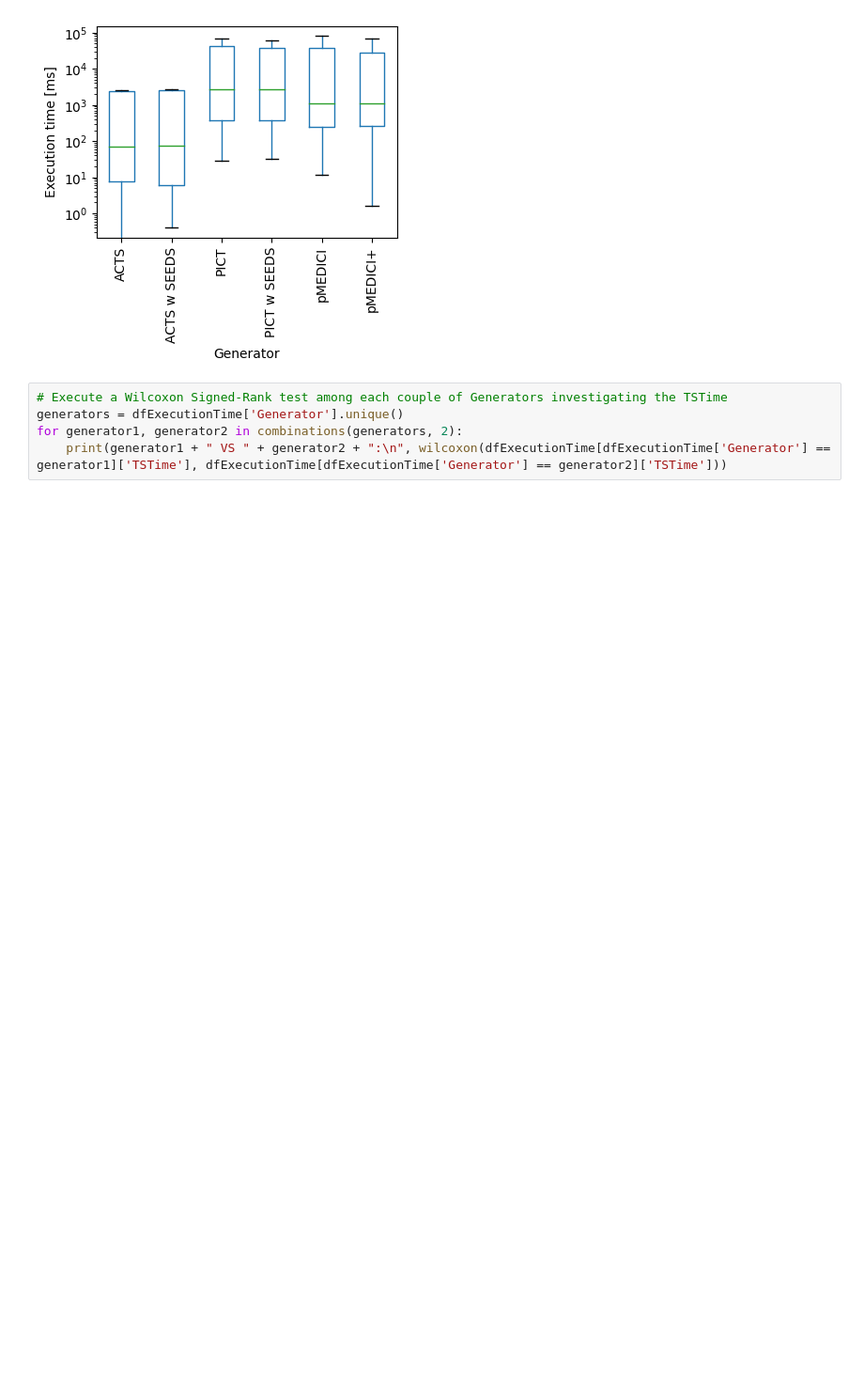
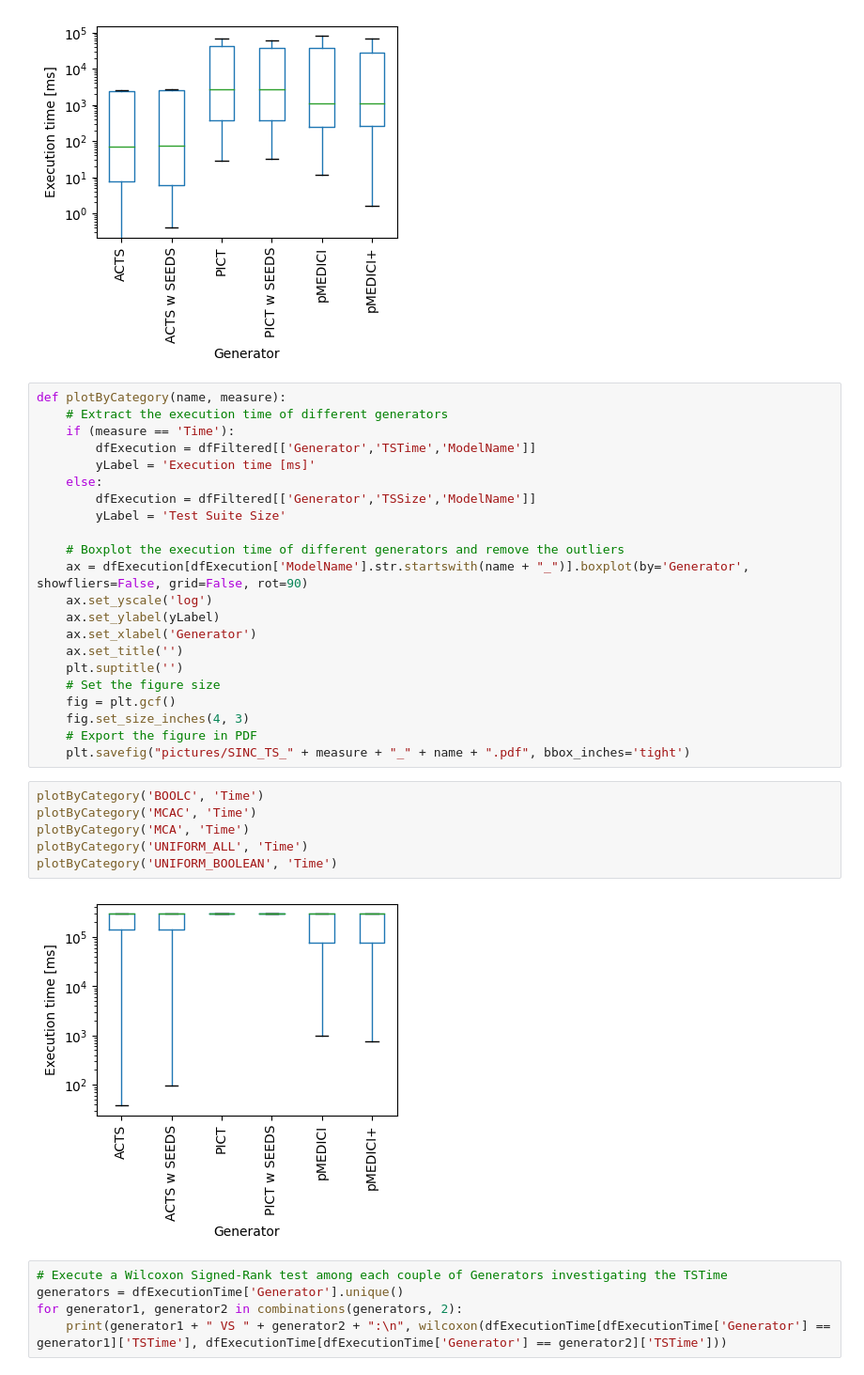
Before and after one commit to fmselab/ct-tools, a Jupyter notebook: IncrementalCitGeneration/experiments/AnalysisExperimentsSINC.ipynb, the cells around one changed output. Shown at 94% size. Saved outputs shown, nothing was run; the diff lists cells and outputs as text; blank space fills up the shorter version.

Commit message:
Update figures

```diff
--- a/IncrementalCitGeneration/experiments/AnalysisExperimentsSINC.ipynb
+++ b/IncrementalCitGeneration/experiments/AnalysisExperimentsSINC.ipynb
@@ -112,6 +112,36 @@ fig.set_size_inches(4, 3)
 plt.savefig("pictures/SINC_TS_Time.pdf", bbox_inches='tight')
 # %% [output]
 [figure]
+# %%
+def plotByCategory(name, measure):
+    # Extract the execution time of different generators
+    if (measure == 'Time'):
+        dfExecution = dfFiltered[['Generator','TSTime','ModelName']]
+        yLabel = 'Execution time [ms]'
+    else:
+        dfExecution = dfFiltered[['Generator','TSSize','ModelName']]
+        yLabel = 'Test Suite Size'
+
+    # Boxplot the execution time of different generators and remove the outliers
+    ax = dfExecution[dfExecution['ModelName'].str.startswith(name + "_")].boxplot(by='Generator', showfliers=False, grid=False, rot=90)
+    ax.set_yscale('log')
+    ax.set_ylabel(yLabel)
+    ax.set_xlabel('Generator')
+    ax.set_title('')
+    plt.suptitle('')
+    # Set the figure size
+    fig = plt.gcf()
+    fig.set_size_inches(4, 3)
+    # Export the figure in PDF
+    plt.savefig("pictures/SINC_TS_" + measure + "_" + name + ".pdf", bbox_inches='tight')
+# %%
+plotByCategory('BOOLC', 'Time')
+plotByCategory('MCAC', 'Time')
+plotByCategory('MCA', 'Time')
+plotByCategory('UNIFORM_ALL', 'Time')
+plotByCategory('UNIFORM_BOOLEAN', 'Time')
+# %% [output]
+[figure, added]
 # %%
 # Execute a Wilcoxon Signed-Rank test among each couple of Generators investigating the TSTime
 generators = dfExecutionTime['Generator'].unique()
```
Also changed, not shown: parts of 1 cell of this notebook, 16 other files.
